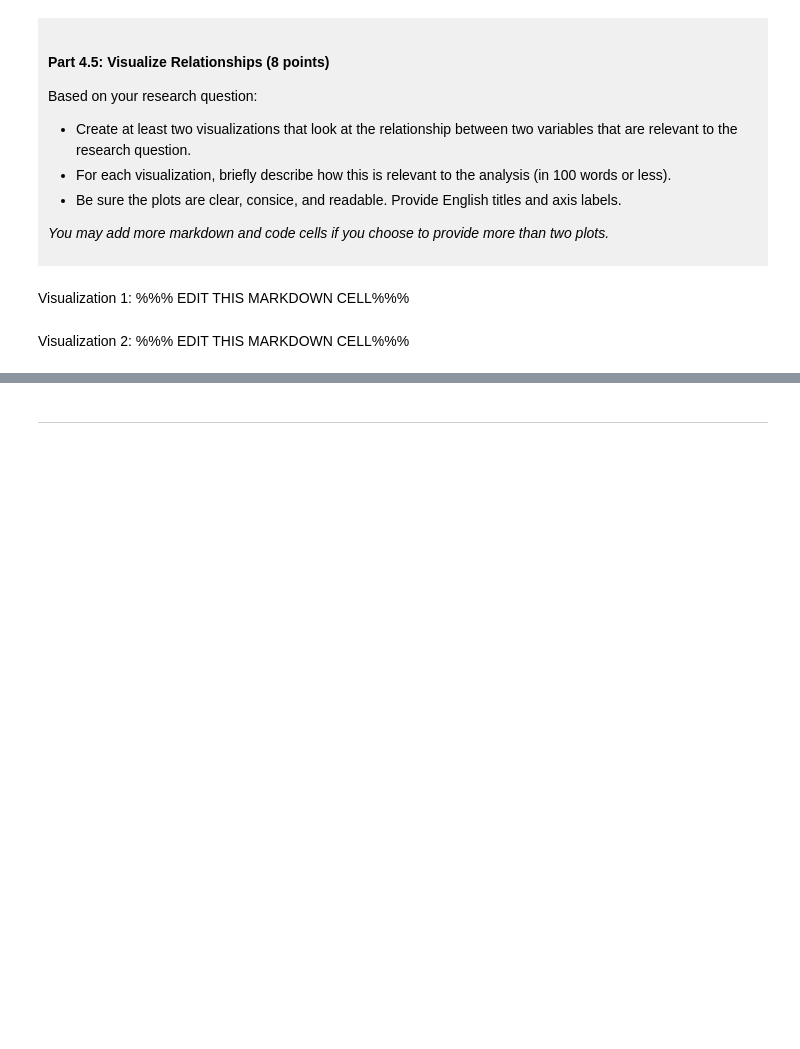
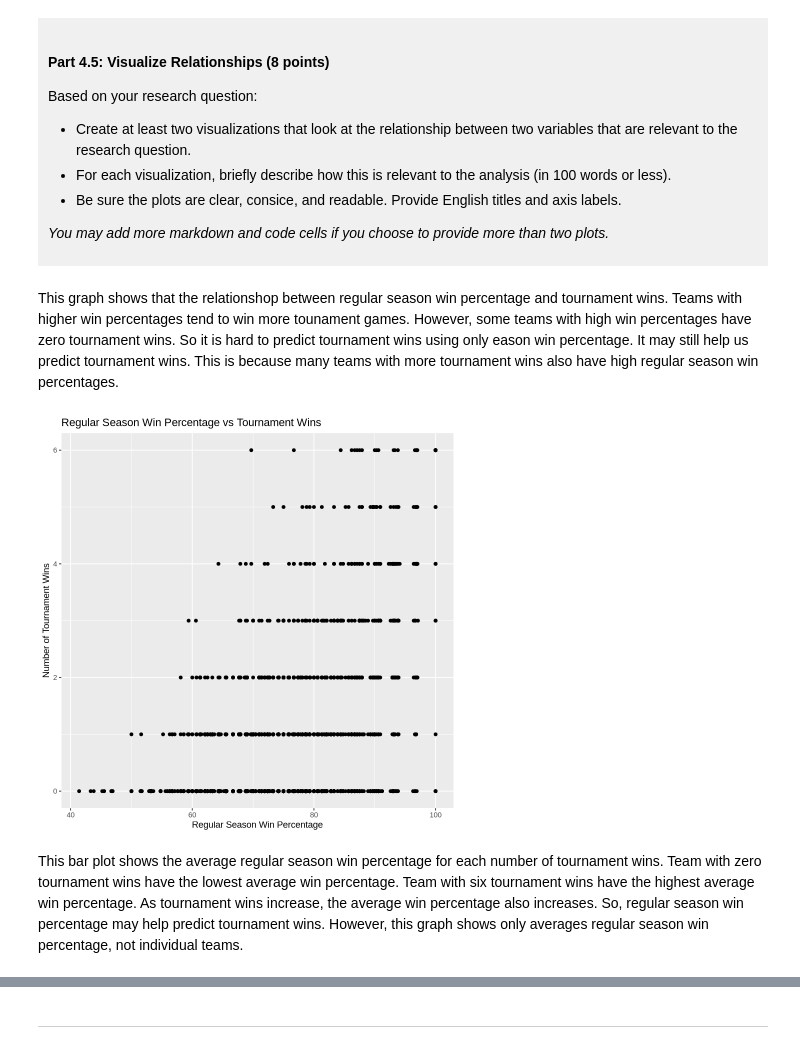
Before and after one commit to yoonseo0706/deci-100-project-yunseo-choi, a Jupyter notebook: dsci-100-project-notebook.ipynb, the cells around one changed output, grey strips where cells are left out. Cells and saved outputs as stored; diff of their text form; code cells hidden in the pictures; blank space fills up the shorter version.

```diff
--- a/dsci-100-project-notebook.ipynb
+++ b/dsci-100-project-notebook.ipynb
@@ -307,9 +384,16 @@ Based on your research question:
 *You may add more markdown and code cells if you choose to provide more than two plots.*
 </div>
 # %% [markdown]
-Visualization 1: %%% EDIT THIS MARKDOWN CELL%%%
+This graph shows that the relationshop between regular season win percentage and tournament wins. Teams with higher win percentages tend to win more tounament games. However, some teams with high win percentages have zero tournament wins. So it is hard to predict tournament wins using only eason win percentage. It may still help us predict tournament wins. This is because many teams with more tournament wins also have high regular season win percentages.
 # %%
-### EDIT THIS CODE CELL FOR VISUALIZATION 1###
+basketball_scatter <- ggplot(basketball_tidy, aes(x=reg_wins_pct, y=tourney_wins)) +
+geom_point() +
+labs(title = "Regular Season Win Percentage vs Tournament Wins",
+     x = "Regular Season Win Percentage",
+     y = "Number of Tournament Wins")
+basketball_scatter
+# %% [output]
+[figure, added]
 # %% [markdown]
-Visualization 2: %%% EDIT THIS MARKDOWN CELL%%%
+This bar plot shows the average regular season win percentage for each number of tournament wins. Team with zero tournament wins have the lowest average win percentage. Team with six tournament wins have the highest average win percentage. As tournament wins increase, the average win percentage also increases. So, regular season win percentage may help predict tournament wins. However, this graph shows only averages regular season win percentage, not individual teams.
 # %%
```
Also changed, not shown: parts of 8 cells of this notebook.
